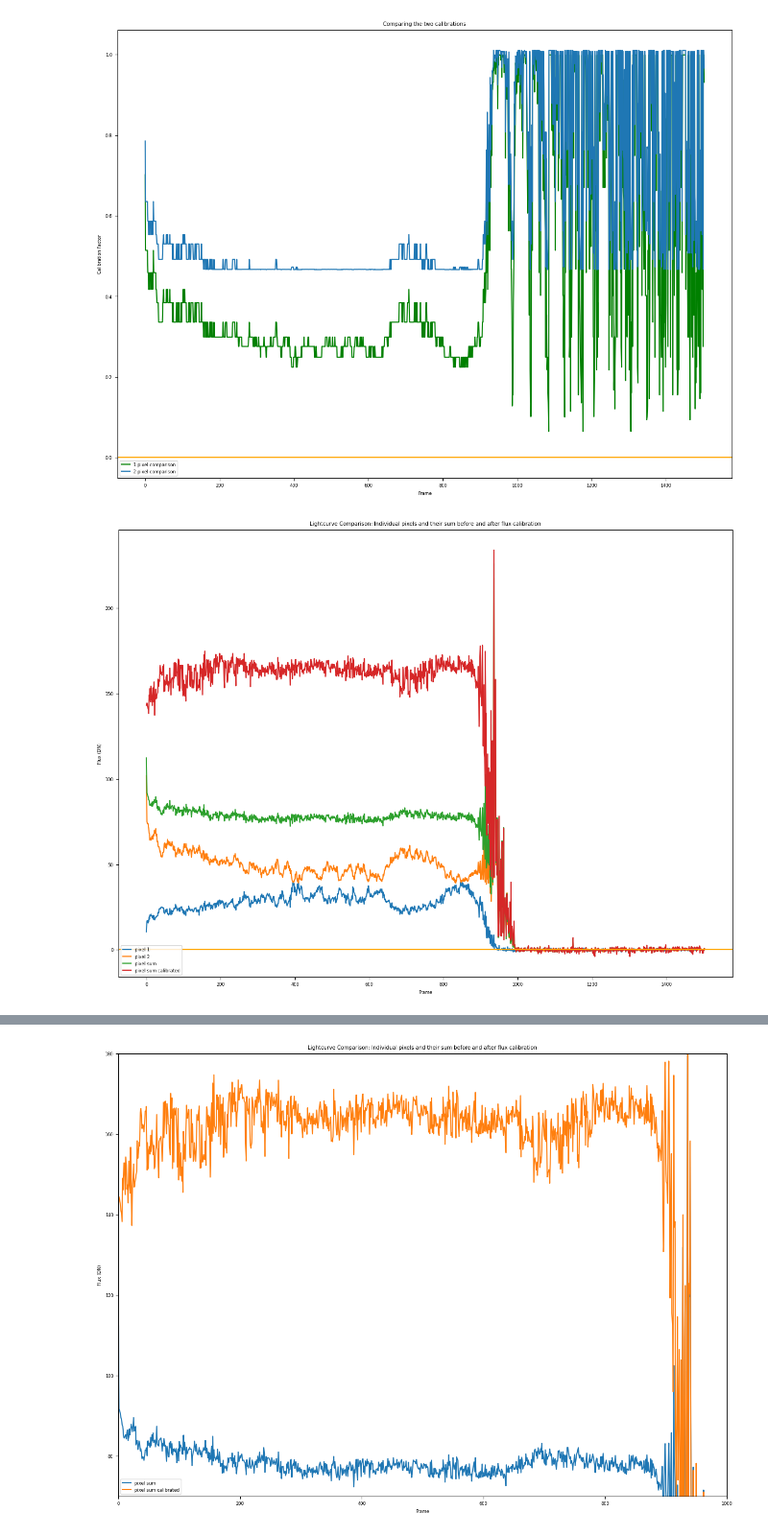
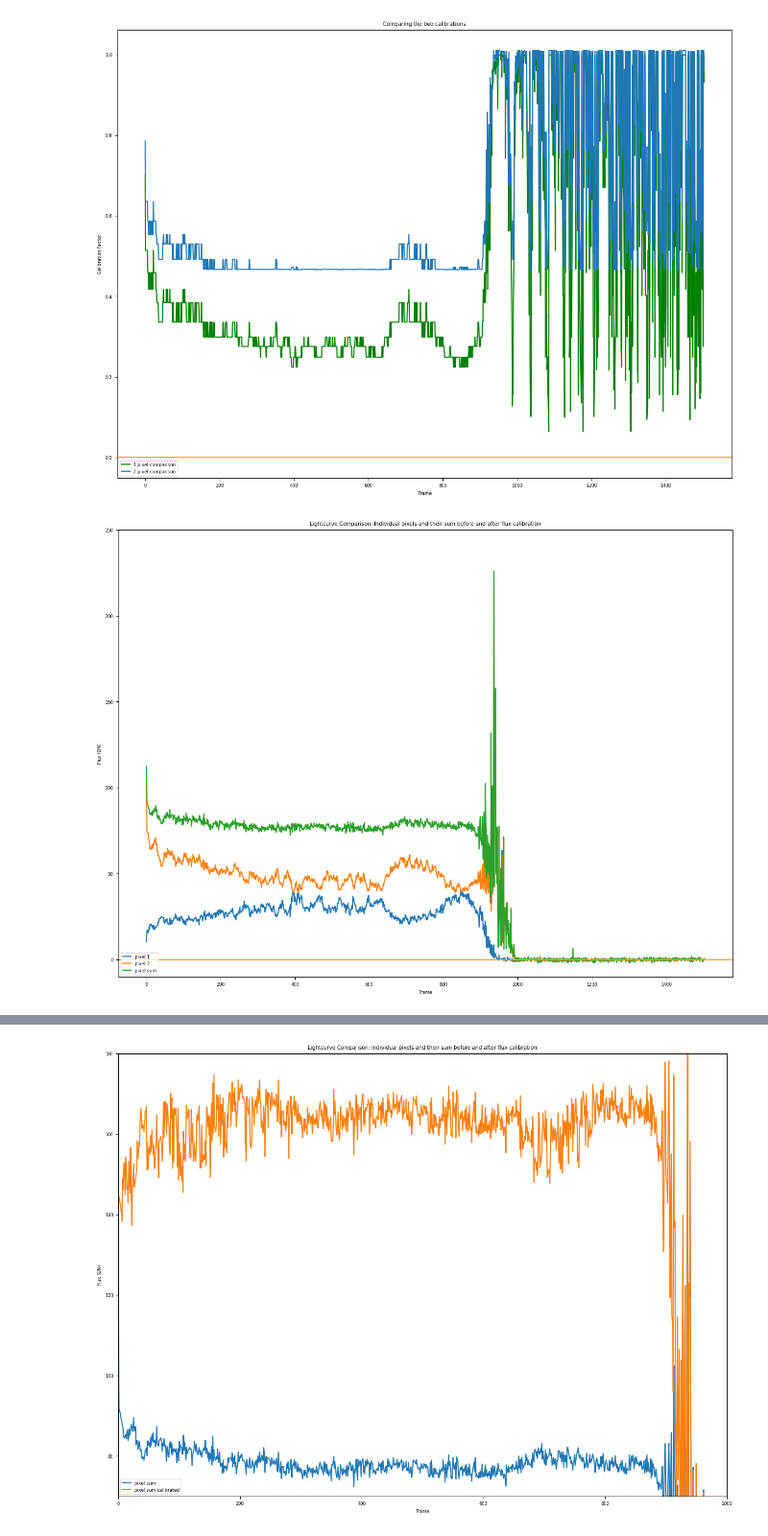
Before and after one commit to AnIndefiniteArticle/slapvisos, a Jupyter notebook: Untitled.ipynb, the cells around one changed output, grey strips where cells are left out. Shown at 96% size. Drawn from its saved outputs; the diff is of its cells as text; code cells hidden in the pictures.

Commit message:
fixing savefig commands

```diff
--- a/Untitled.ipynb
+++ b/Untitled.ipynb
@@ -323,16 +323,16 @@ plt.savefig(outdir + occname + "-fluxcalmethodscomparison.png")
 # %%
 plt.figure(figsize=(15,11))
 [plt.plot(oF.rolling_average(smoothmono.sum(axis=1)[:,i], 1), label=f"pixel {i}") for i in range(1,3)]
 plt.plot(oF.rolling_average(smoothmono.sum(axis=1)[:,1:3].sum(axis=1), 1), label=f"pixel sum")
-plt.plot(oF.rolling_average(smoothmono.sum(axis=1)[:,1:3].sum(axis=1)/fluxcal2pix, 1), label=f"pixel sum calibrated")
+#plt.plot(oF.rolling_average(smoothmono.sum(axis=1)[:,1:3].sum(axis=1)/fluxcal2pix, 1), label=f"pixel sum calibrated")
 #plt.plot(oF.rolling_average(smoothmono.sum(axis=1)[:,2]/fluxcal1pix, 1), label=f"pixel 2 corrected")
 #plt.plot(fluxcal*7)
 plt.legend(loc="lower left")
-#plt.ylim(50,100)
+plt.ylim(-10,250)
 plt.axhline(0,0,1500, color="orange")
 plt.ylabel("Flux (DN)")
 plt.xlabel("Frame")
 plt.title("Lightcurve Comparison: Individual pixels and their sum before and after flux calibration")
-fig.savefig(outdir + occname + "-fluxmeasurements.png")
+plt.savefig(outdir + occname + "-fluxmeasurements.png")
 # %% [output]
-[figure, old version]
+[figure, new version]
```
Also changed, not shown: parts of 3 cells of this notebook.
